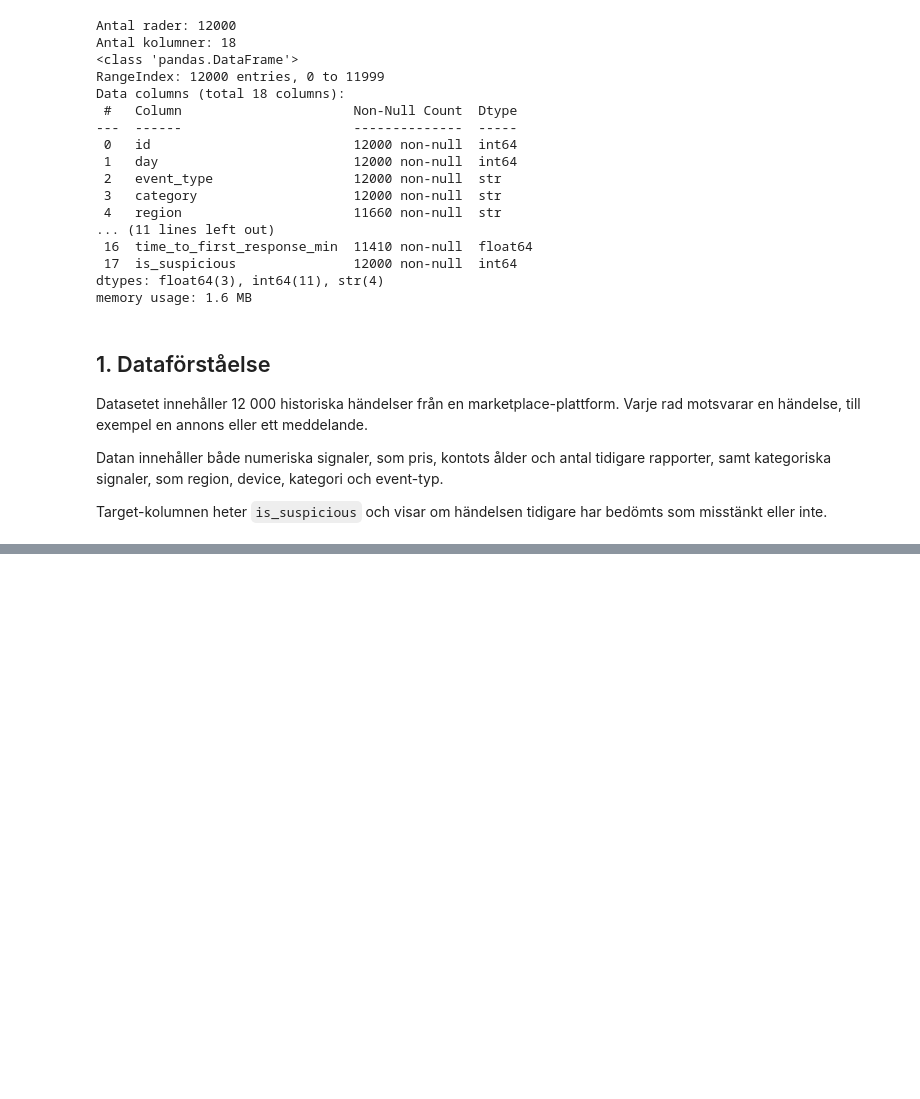
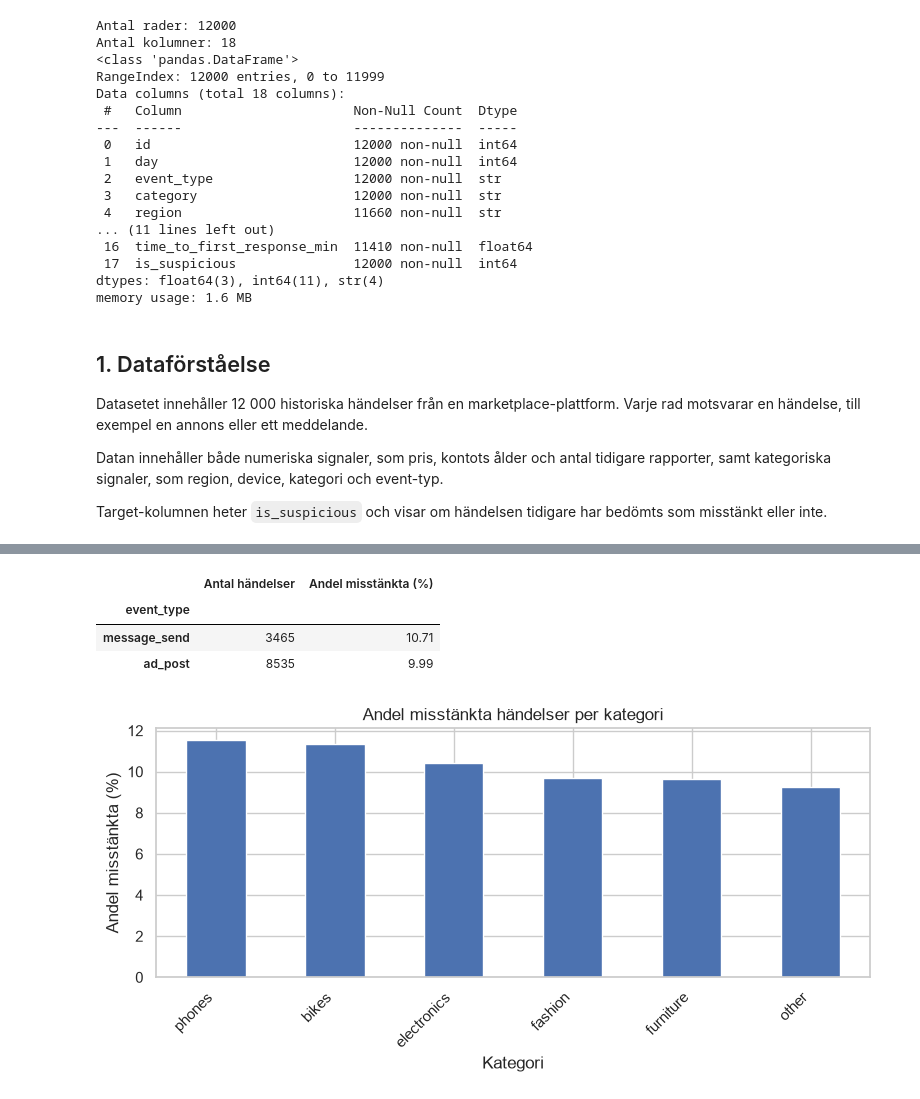
Before and after one commit to SoroushGReza/marketplace-safety-ml, a Jupyter notebook: notebooks/report.ipynb, the cells around one changed output, grey strips where cells are left out. Saved outputs shown, nothing was run; the diff lists cells and outputs as text; code cells hidden in the pictures; blank space fills up the shorter version.

```diff
--- a/notebooks/report.ipynb
+++ b/notebooks/report.ipynb
@@ -110,0 +193,41 @@ Target-kolumnen heter `is_suspicious` och visar om händelsen tidigare har bedö
+# %%
+event_type_summary = (
+    df.groupby("event_type")["is_suspicious"]
+    .agg(["count", "mean"])
+    .rename(columns={
+        "count": "Antal händelser",
+        "mean": "Andel misstänkta"
+    })
+)
+
+event_type_summary["Andel misstänkta (%)"] = (event_type_summary["Andel misstänkta"] * 100).round(2)
+event_type_summary = event_type_summary.drop(columns="Andel misstänkta")
+
+event_type_summary.sort_values("Andel misstänkta (%)", ascending=False)
+# %% [output]
+|  | Antal händelser | Andel misstänkta (%) |
+| event_type |  |  |
+| message_send | 3465 | 10.71 |
+| ad_post | 8535 | 9.99 |
+# %%
+category_risk = (
+    df.groupby("category")["is_suspicious"]
+    .mean()
+    .sort_values(ascending=False)
+    * 100
+)
+
+plt.figure(figsize=(8, 4))
+
+category_risk.plot(kind="bar")
+
+plt.title("Andel misstänkta händelser per kategori")
+plt.xlabel("Kategori")
+plt.ylabel("Andel misstänkta (%)")
+plt.xticks(rotation=45, ha="right")
+
+plt.tight_layout()
+plt.savefig(FIGURES_DIR / "suspicious_rate_by_category.png", dpi=150)
+plt.show()
+# %% [output]
+[figure, added]
```
Also changed, not shown: parts of 7 cells of this notebook, 3 other files.
